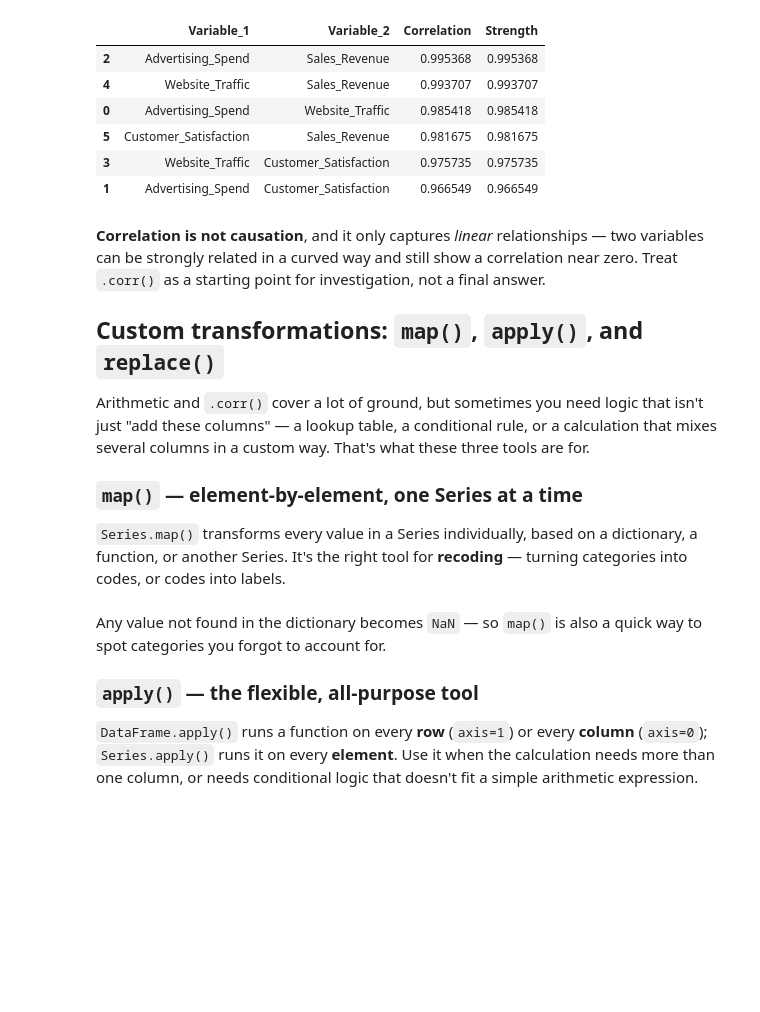
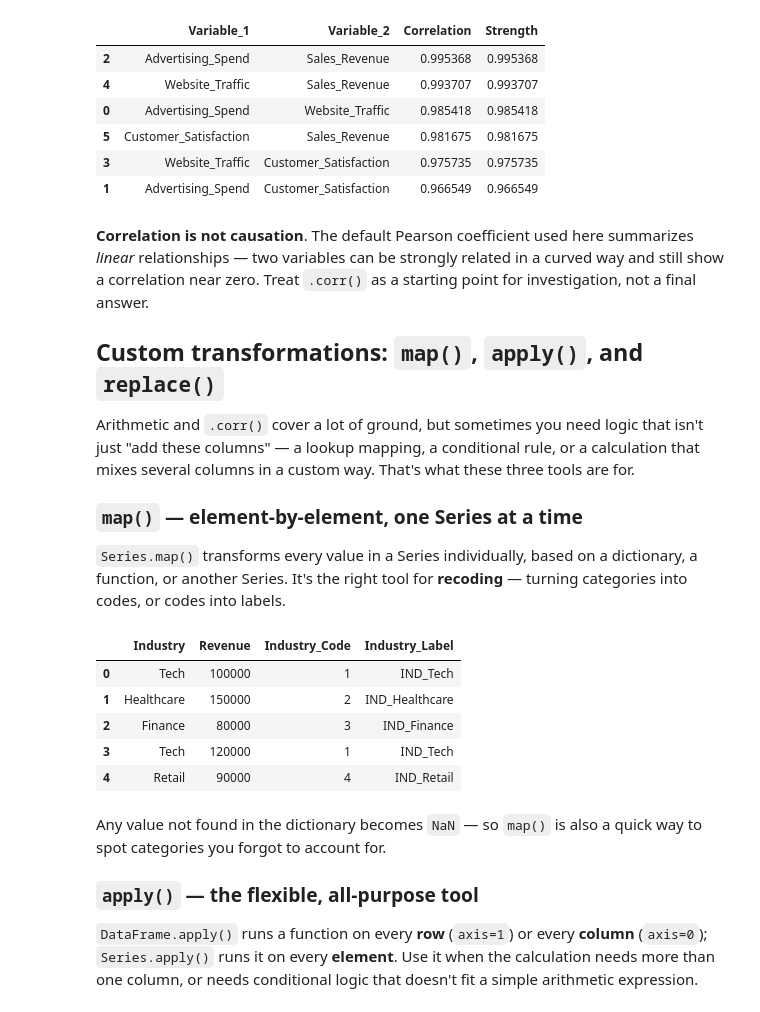
Before and after one commit to Lizhen0909/nu-stat303-1-sec20-coursebook-clean, a Jupyter notebook: pandas_intermediate_claude.ipynb, the cells around one changed output. Saved outputs shown, nothing was run; the diff lists cells and outputs as text; code cells hidden in the pictures; blank space fills up the shorter version.

```diff
--- a/pandas_intermediate_claude.ipynb
+++ b/pandas_intermediate_claude.ipynb
@@ -282,7 +272,7 @@ pairs_df.sort_values('Strength', ascending=False)
 | 3 | Website_Traffic | Customer_Satisfaction | 0.975735 | 0.975735 |
 | 1 | Advertising_Spend | Customer_Satisfaction | 0.966549 | 0.966549 |
 # %% [markdown]
-**Correlation is not causation**, and it only captures *linear* relationships
+**Correlation is not causation**. The default Pearson coefficient used here summarizes *linear* relationships
 — two variables can be strongly related in a curved way and still show a
 correlation near zero. Treat `.corr()` as a starting point for investigation,
 not a final answer.
@@ -291,7 +281,7 @@ not a final answer.
 ## Custom transformations: `map()`, `apply()`, and `replace()`
 
 Arithmetic and `.corr()` cover a lot of ground, but sometimes you need logic
-that isn't just "add these columns" — a lookup table, a conditional rule, or
+that isn't just "add these columns" — a lookup mapping, a conditional rule, or
 a calculation that mixes several columns in a custom way. That's what these
 three tools are for.
 
@@ -303,13 +293,22 @@ dictionary, a function, or another Series. It's the right tool for **recoding**
 # %%
 df = pd.DataFrame({
     'Industry': ['Tech', 'Healthcare', 'Finance', 'Tech', 'Retail'],
     'Revenue':  [100000, 150000, 80000, 120000, 90000],
 })
 
 industry_codes = {'Tech': 1, 'Healthcare': 2, 'Finance': 3, 'Retail': 4}
 df['Industry_Code'] = df['Industry'].map(industry_codes)   # dictionary lookup
 
 df['Industry_Label'] = df['Industry'].map(lambda x: f"IND_{x}")   # function
+
+df
+# %% [output]
+|  | Industry | Revenue | Industry_Code | Industry_Label |
+| 0 | Tech | 100000 | 1 | IND_Tech |
+| 1 | Healthcare | 150000 | 2 | IND_Healthcare |
+| 2 | Finance | 80000 | 3 | IND_Finance |
+| 3 | Tech | 120000 | 1 | IND_Tech |
+| 4 | Retail | 90000 | 4 | IND_Retail |
 # %% [markdown]
 Any value not found in the dictionary becomes `NaN` — so `map()` is also a
 quick way to spot categories you forgot to account for.
```
Also changed, not shown: parts of 32 cells of this notebook, 4 other files.
